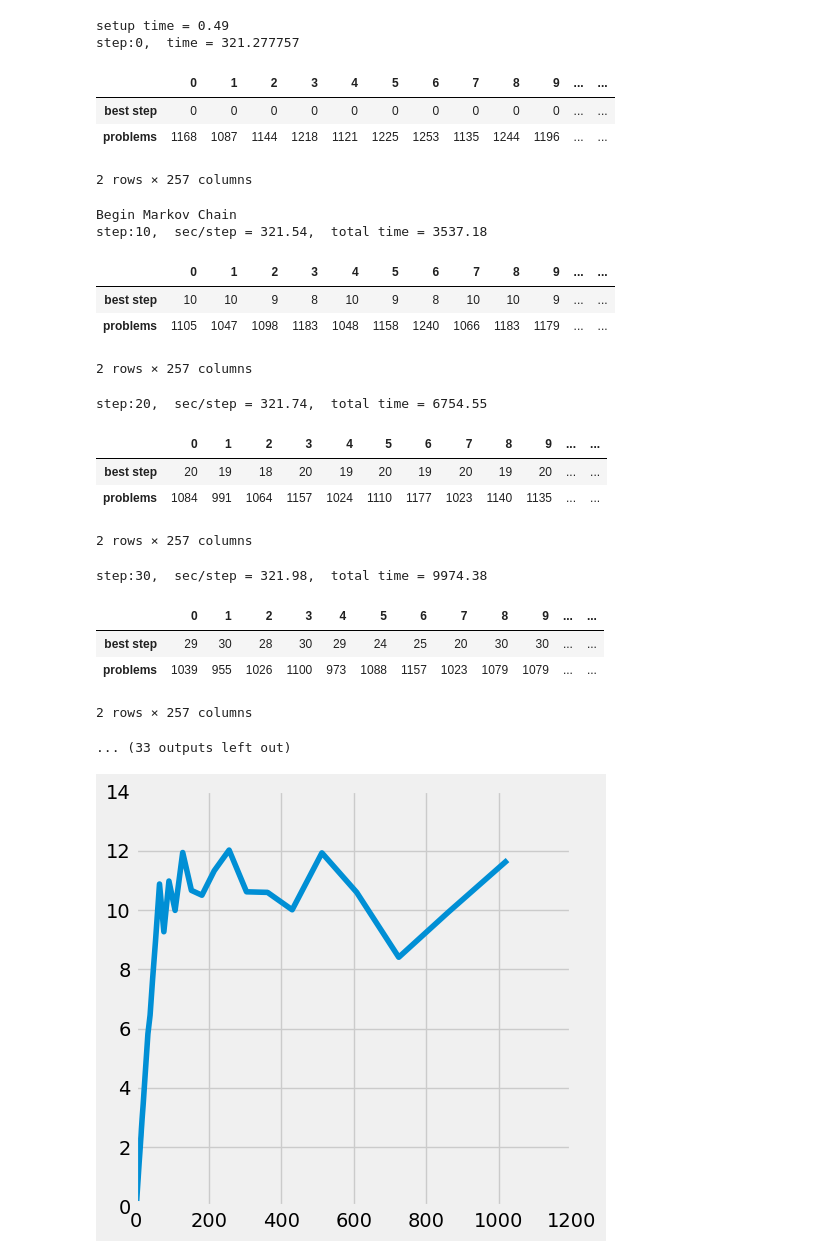
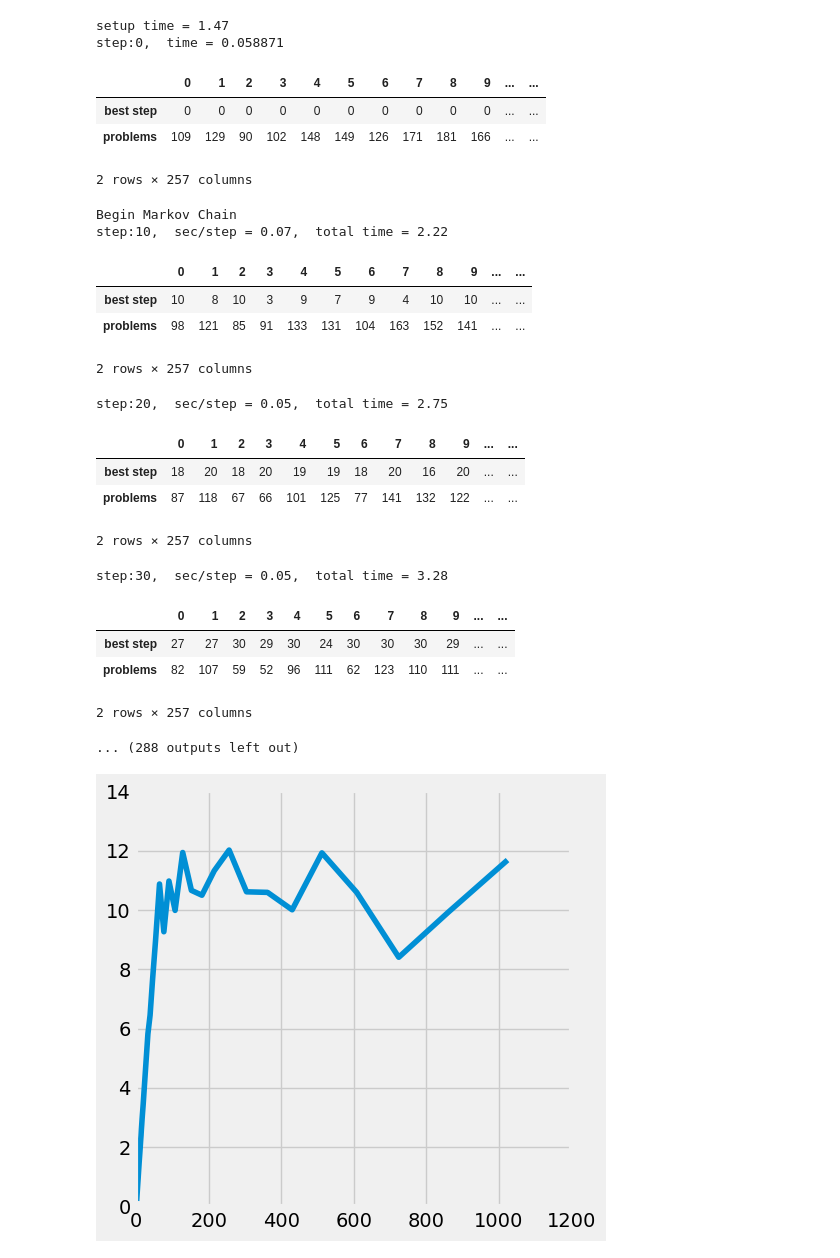
Before and after one commit to archiero/Ramsey_Project, a Jupyter notebook: Cook In Progress Code/main.ipynb, the cells around one changed output. Cells and saved outputs as stored; diff of their text form; code cells hidden in the pictures.

```diff
--- a/Cook In Progress Code/main.ipynb
+++ b/Cook In Progress Code/main.ipynb
@@ -4,7 +4,7 @@ from setup import *
 
 start = time.time()
 restart = time.time()
-num_verts = 40
+num_verts = 20
 ramsey = [3,10]
 beta = 0.8
 
@@ -82,51 +82,51 @@ for step in range(1,num_steps+1):
             problem_counts_current[c] = problem_counts_proposed[c]
 
             if(problem_counts_best[c] > problem_counts_proposed[c]):
                 problem_counts_best[c] = problem_counts_proposed[c]
                 colorings_best[c,:] = colorings[c,:].copy()
                 best_step[c] = step
 
         else:
             prob_diff = problem_counts_proposed[c] - problem_counts_current[c]
             accept = np.exp(-1 * beta * prob_diff)
             r = np.random.random()
             if r <= accept:
                 #print(" but I accept it anyway.")
                 problem_counts_current[c] = problem_counts_proposed[c]
             else:
                 #print(" and I reject it.")
                 #colorings[c,change_edge[c]] = edge_color_old[c]
                 colorings[c,change_edge[c]] += 1
                 colorings[c,change_edge[c]] %= 2
     if(step % report_period == 0):
         delta_t = time.time()-restart
         print("step:%u,  sec/step = %.2f,  total time = %.2f"%(step, delta_t/report_period, (time.time()-start)))
         restart = time.time()
         print_status(best_step,problem_counts_best)
 # %% [output]
-setup time = 0.49
-step:0,  time = 321.277757
+setup time = 1.47
+step:0,  time = 0.058871
 |  | 0 | 1 | 2 | 3 | 4 | 5 | 6 | 7 | 8 | 9 | ... | ... |
 | best step | 0 | 0 | 0 | 0 | 0 | 0 | 0 | 0 | 0 | 0 | ... | ... |
-| problems | 1168 | 1087 | 1144 | 1218 | 1121 | 1225 | 1253 | 1135 | 1244 | 1196 | ... | ... |
+| problems | 109 | 129 | 90 | 102 | 148 | 149 | 126 | 171 | 181 | 166 | ... | ... |
 2 rows × 257 columns
 Begin Markov Chain
-step:10,  sec/step = 321.54,  total time = 3537.18
+step:10,  sec/step = 0.07,  total time = 2.22
 |  | 0 | 1 | 2 | 3 | 4 | 5 | 6 | 7 | 8 | 9 | ... | ... |
-| best step | 10 | 10 | 9 | 8 | 10 | 9 | 8 | 10 | 10 | 9 | ... | ... |
-| problems | 1105 | 1047 | 1098 | 1183 | 1048 | 1158 | 1240 | 1066 | 1183 | 1179 | ... | ... |
+| best step | 10 | 8 | 10 | 3 | 9 | 7 | 9 | 4 | 10 | 10 | ... | ... |
+| problems | 98 | 121 | 85 | 91 | 133 | 131 | 104 | 163 | 152 | 141 | ... | ... |
 2 rows × 257 columns
-step:20,  sec/step = 321.74,  total time = 6754.55
+step:20,  sec/step = 0.05,  total time = 2.75
 |  | 0 | 1 | 2 | 3 | 4 | 5 | 6 | 7 | 8 | 9 | ... | ... |
-| best step | 20 | 19 | 18 | 20 | 19 | 20 | 19 | 20 | 19 | 20 | ... | ... |
-| problems | 1084 | 991 | 1064 | 1157 | 1024 | 1110 | 1177 | 1023 | 1140 | 1135 | ... | ... |
+| best step | 18 | 20 | 18 | 20 | 19 | 19 | 18 | 20 | 16 | 20 | ... | ... |
+| problems | 87 | 118 | 67 | 66 | 101 | 125 | 77 | 141 | 132 | 122 | ... | ... |
 2 rows × 257 columns
-step:30,  sec/step = 321.98,  total time = 9974.38
+step:30,  sec/step = 0.05,  total time = 3.28
 |  | 0 | 1 | 2 | 3 | 4 | 5 | 6 | 7 | 8 | 9 | ... | ... |
-| best step | 29 | 30 | 28 | 30 | 29 | 24 | 25 | 20 | 30 | 30 | ... | ... |
-| problems | 1039 | 955 | 1026 | 1100 | 973 | 1088 | 1157 | 1023 | 1079 | 1079 | ... | ... |
+| best step | 27 | 27 | 30 | 29 | 30 | 24 | 30 | 30 | 30 | 29 | ... | ... |
+| problems | 82 | 107 | 59 | 52 | 96 | 111 | 62 | 123 | 110 | 111 | ... | ... |
 2 rows × 257 columns
-... (33 outputs left out)
+... (288 outputs left out)
 # %%
 plt.plot(thread_counts,thread_counts/run_times[-1,:])
 plt.show()
```
Also changed, not shown: 15 other files.
